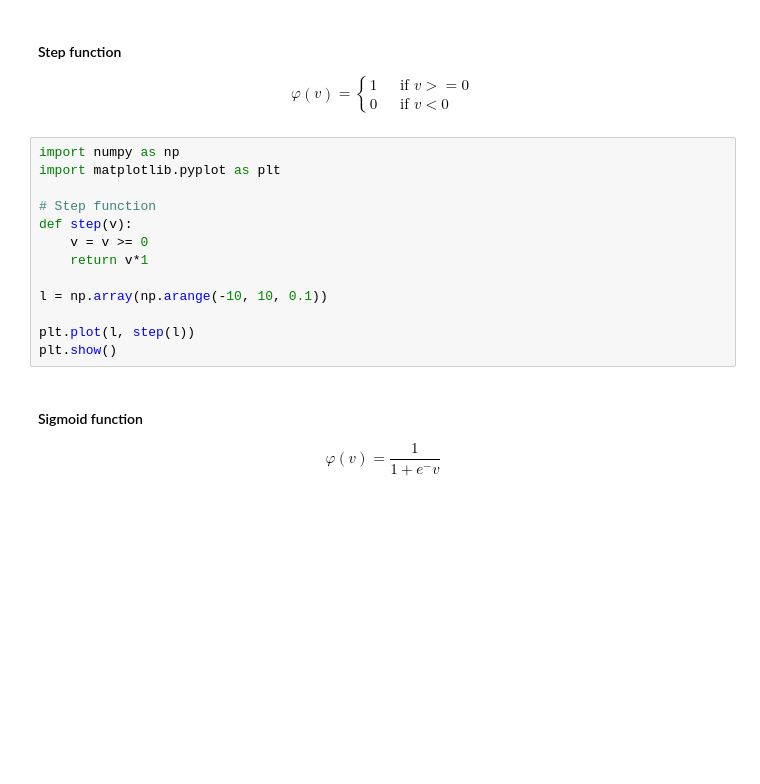
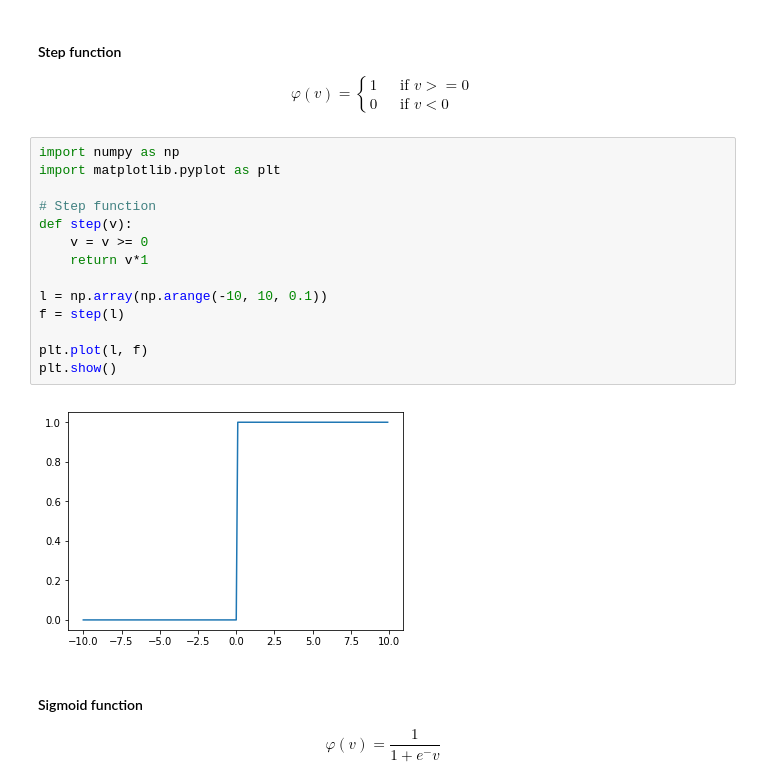
Before and after one commit to asp1420/c1, a Jupyter notebook: notebook/ann_en.ipynb, the cells around one changed output. Cells and saved outputs as stored; diff of their text form; blank space fills up the shorter version.

```diff
--- a/notebook/ann_en.ipynb
+++ b/notebook/ann_en.ipynb
@@ -121,16 +122,19 @@ The activation functions, denoted by $\varphi(.)$, Define the output of the neur
 # %%
 import numpy as np
 import matplotlib.pyplot as plt
 
 # Step function
 def step(v):
     v = v >= 0
     return v*1
 
 l = np.array(np.arange(-10, 10, 0.1))
+f = step(l)
 
-plt.plot(l, step(l))
+plt.plot(l, f)
 plt.show()
+# %% [output]
+[figure, added]
 # %% [markdown]
 <h4>Sigmoid function</h4>
 \begin{equation}
```
Also changed, not shown: parts of 52 cells of this notebook.
